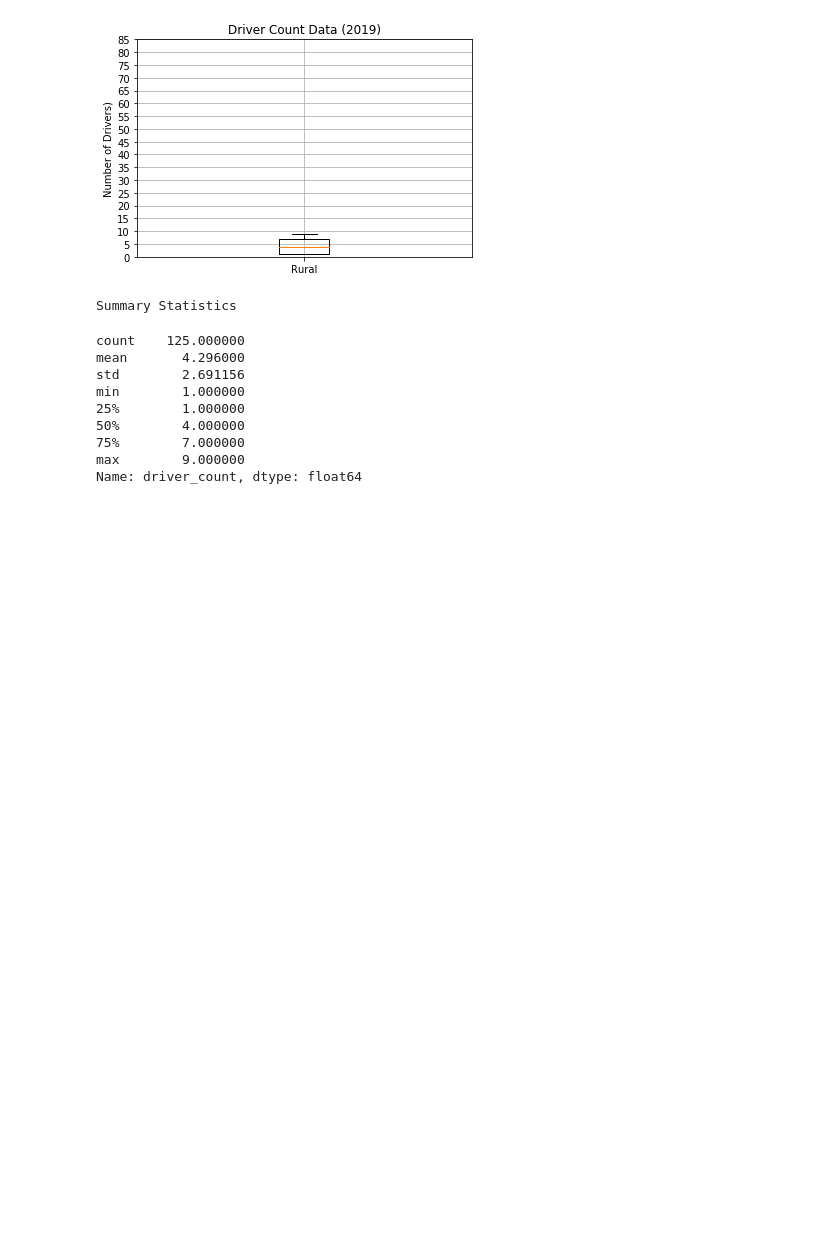
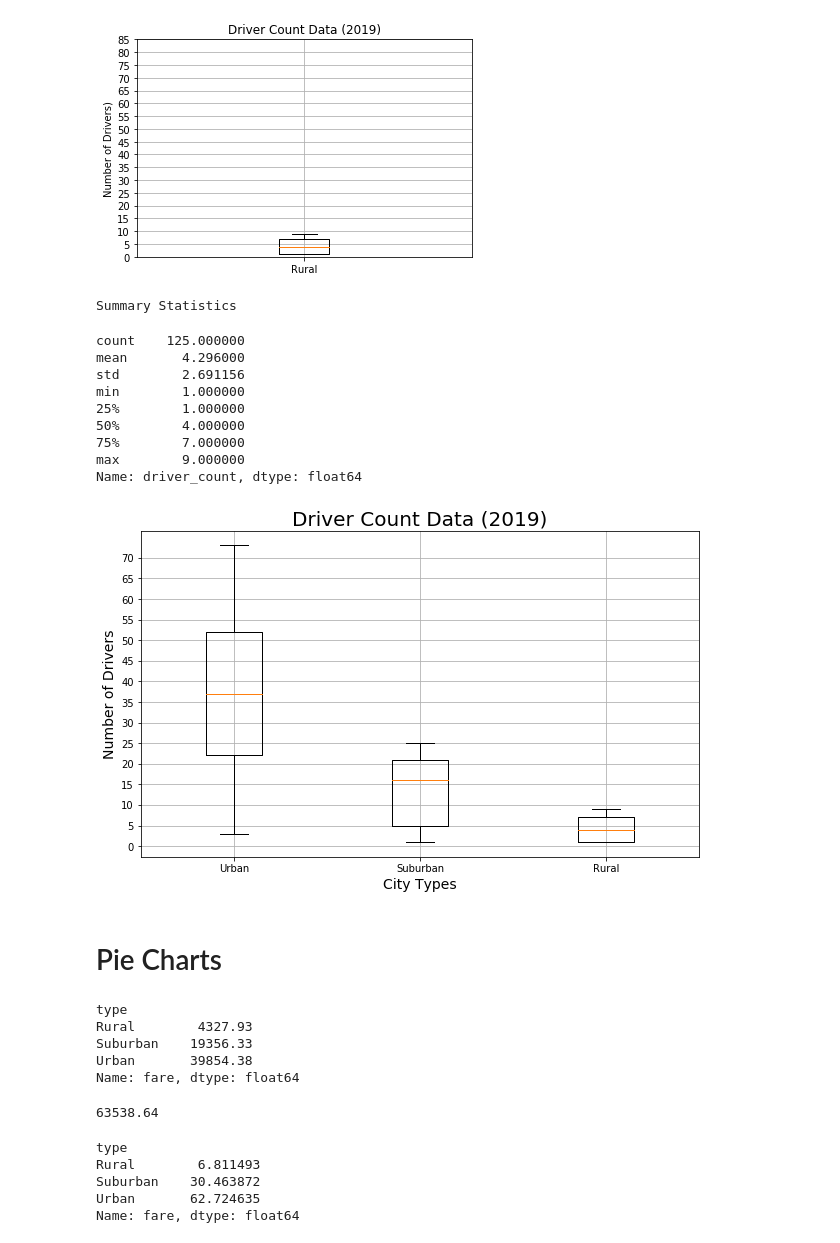
Before and after one commit to hkyopreston/Pyber_Analysis, a Jupyter notebook: PyBer.ipynb, the cells around one changed output. Drawn from its saved outputs; the diff is of its cells as text; code cells hidden in the pictures; blank space fills up the shorter version.

Commit message:
Pie Charts - Total Fares by City

```diff
--- a/PyBer.ipynb
+++ b/PyBer.ipynb
@@ -881,19 +881,23 @@ Name: driver_count, dtype: float64
 # %%
 # Add all driver count box-and-whisker plots to the same graph.
 
 x_labels = ["Urban", "Suburban","Rural"]
-ride_fares_data = [urban_fares, suburban_fares, rural_fares]
+ride_drivers_data = [urban_drivers, suburban_drivers, rural_drivers]
 fig, ax = plt.subplots(figsize=(10, 6))
 
-ax.set_title('Ride Fare Data (2019)',fontsize=20)
-ax.set_ylabel('Fare ($USD)',fontsize=14)
+ax.set_title('Driver Count Data (2019)',fontsize=20)
+ax.set_ylabel('Number of Drivers',fontsize=14)
 ax.set_xlabel("City Types",fontsize=14)
-ax.boxplot(ride_fares_data, labels=x_labels)
-ax.set_yticks(np.arange(0, 60, step=5.0))
+ax.boxplot(ride_drivers_data, labels=x_labels)
+ax.set_yticks(np.arange(0, 75, step=5.0))
 ax.grid()
 
 # Save the figure.
-plt.savefig("Fig3.png")
+plt.savefig("Fig4.png")
 
 # Print the graph
 plt.show()
+# %% [output]
+[figure, added]
+# %% [markdown]
+# Pie Charts
@@ -899,0 +910,25 @@ plt.show()
+# %%
+# Get the sum of the fares for each city type
+
+sum_fares_by_type = pyber_data_df.groupby(["type"]).sum()["fare"]
+sum_fares_by_type
+# %% [output]
+type
+Rural        4327.93
+Suburban    19356.33
+Urban       39854.38
+Name: fare, dtype: float64
+# %%
+total_fares = pyber_data_df["fare"].sum()
+total_fares
+# %% [output]
+63538.64
+# %%
+type_percents = 100 * pyber_data_df.groupby(["type"]).sum()["fare"]/pyber_data_df["fare"].sum()
+type_percents
+# %% [output]
+type
+Rural        6.811493
+Suburban    30.463872
+Urban       62.724635
+Name: fare, dtype: float64
```
Also changed, not shown: parts of 2 cells of this notebook, 1 other file.
